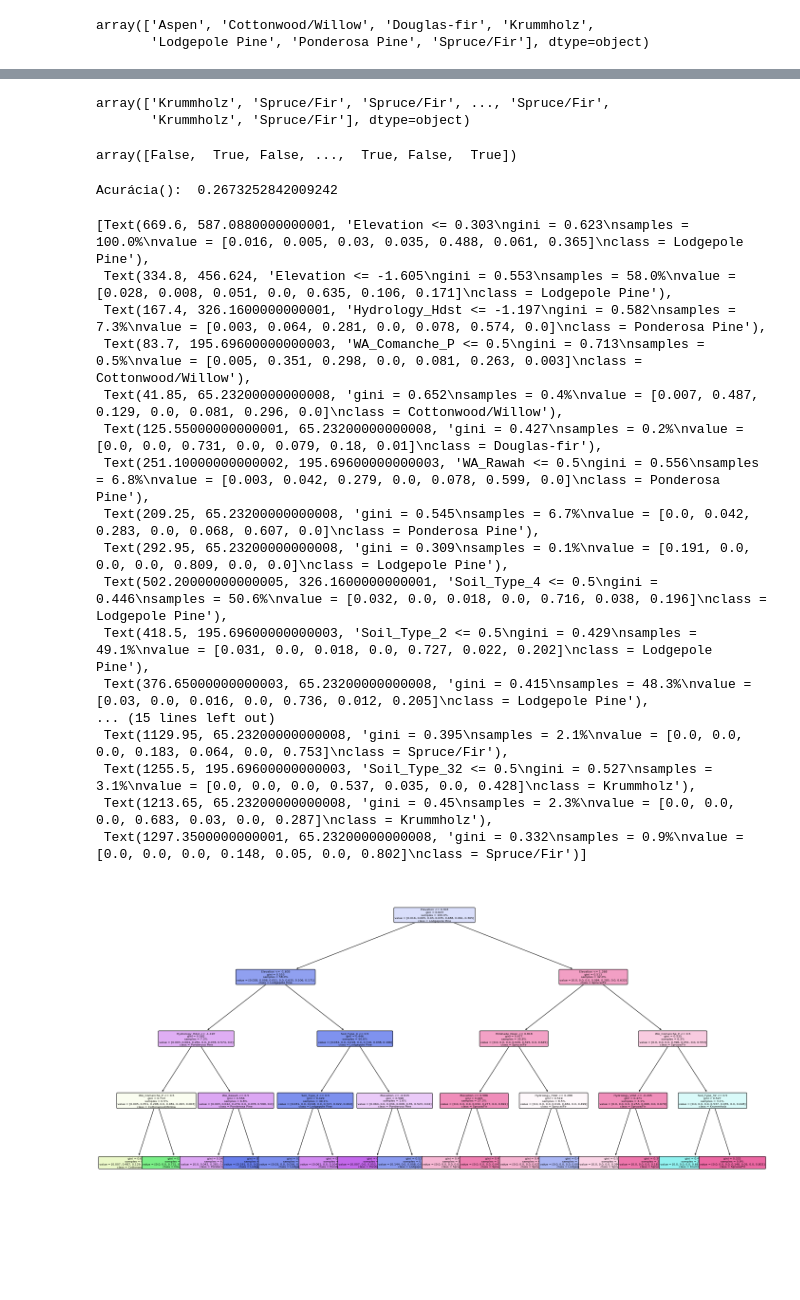
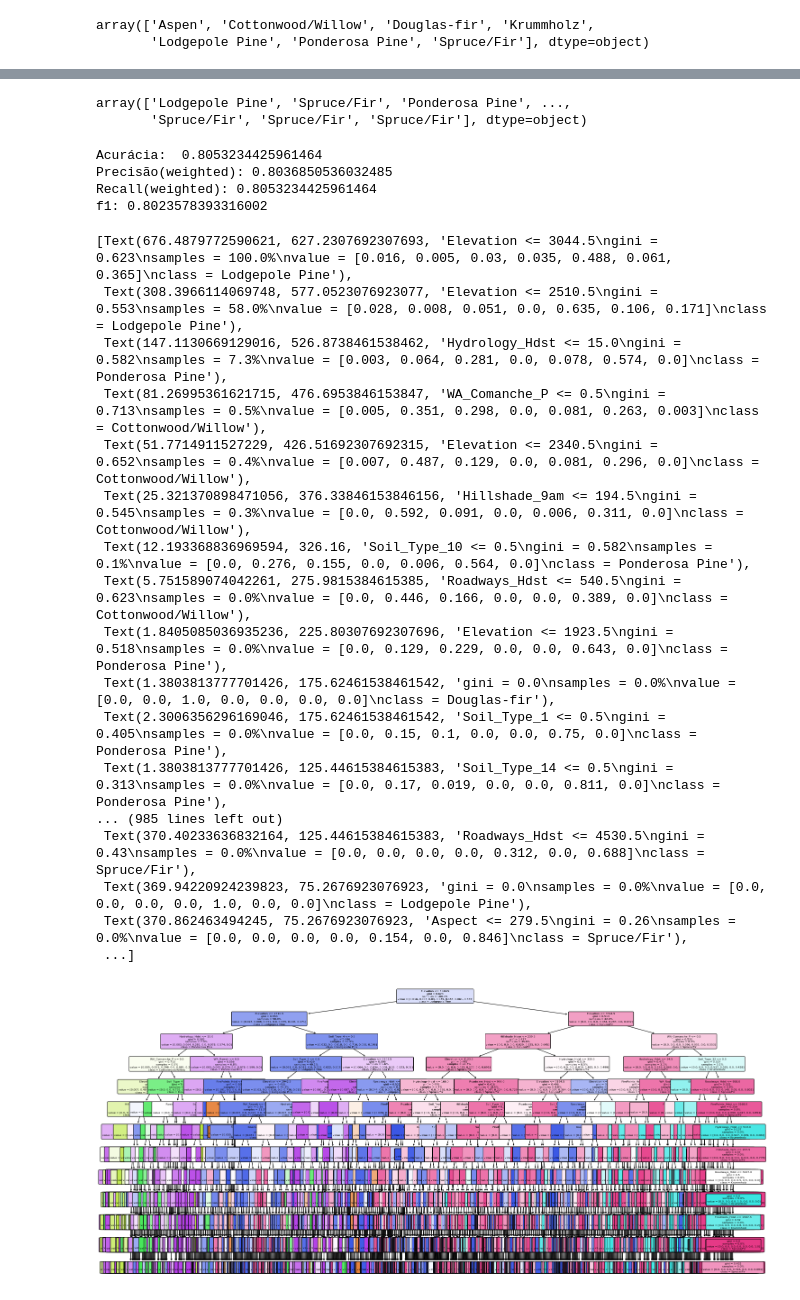
Before and after one commit to johnnyloreano/SGBDFinal, a Jupyter notebook: trabalho_classificacao.ipynb, the cells around one changed output, grey strips where cells are left out. Cells and saved outputs as stored; diff of their text form; code cells hidden in the pictures; blank space fills up the shorter version.

Commit message:
medidas de desempenho. bugs corrigidos das arvores

```diff
--- a/trabalho_classificacao.ipynb
+++ b/trabalho_classificacao.ipynb
@@ -44,7 +44,7 @@ Total de colunas: 55
 # %%
 pd.set_option('display.max_columns', None) # Mostra todas as colunas
 # df = pd.read_csv('covtype.data', names=column_names)
-df = pd.read_csv('covtype.data/covtype.data', names=column_names)
+df = pd.read_csv('covtype.data', names=column_names)
 df
 # %% [output]
 |  | Elevation | Aspect | Slope | Hydrology_Hdst | Hydrology_Vdst | Roadways_Hdst | Hillshade_9am | ... |
@@ -410,4 +434,5 @@ Acurácia:  0.7475264033183523
 # %%
-nomes_atributos = np.append( numeric_columns,
-                             wilderness_area_columns + soil_columns)
+# nomes_atributos = np.append( numeric_columns,
+#                             wilderness_area_columns + soil_columns)
+nomes_atributos = numeric_columns + wilderness_area_columns + soil_columns
 # %% [markdown]
@@ -461,7 +484,7 @@ X_train_tree = preprocessor_2.fit_transform(df_train)
 X_test_tree = preprocessor_2.transform(df_test)
 # %%
-tree_2 = DecisionTreeClassifier(max_depth=4)
-tree_2.fit(X_train, y_train)
+tree_2 = DecisionTreeClassifier(max_depth=12)
+tree_2.fit(X_train_tree, y_train)
 tree_2.classes_
 # %% [output]
 array(['Aspen', 'Cottonwood/Willow', 'Douglas-fir', 'Krummholz',
@@ -481,45 +517,46 @@ array([[0.  , 0.  , 0.  , ..., 0.03, 0.  , 0.29],
 y_predict_tree_2 = tree_2.predict(X_test_tree)
 y_predict_tree_2
 # %% [output]
-array(['Krummholz', 'Spruce/Fir', 'Spruce/Fir', ..., 'Spruce/Fir',
-       'Krummholz', 'Spruce/Fir'], dtype=object)
+array(['Lodgepole Pine', 'Spruce/Fir', 'Ponderosa Pine', ...,
+       'Spruce/Fir', 'Spruce/Fir', 'Spruce/Fir'], dtype=object)
-# %%
-hits_tree_2 = y_predict_tree_2 == y_test
-hits_tree_2
-# %% [output]
-array([False,  True, False, ...,  True, False,  True])
-# %%
-print("Acurácia(): ", accuracy_score(y_test,y_predict_tree_2))
-# %% [output]
-Acurácia():  0.2673252842009242
+# %%
+print("Acurácia: ", accuracy_score(y_test,y_predict_tree_2))
+print('Precisão(weighted):', precision_score(y_test, y_predict_tree_2, labels, average='weighted'))
+print('Recall(weighted):', recall_score(y_test, y_predict_tree_2, labels, average='weighted'))
+print('f1(weighted):', f1_score(y_test, y_predict_tree_2, labels, average='weighted'))
+# %% [output]
+Acurácia:  0.8053234425961464
+Precisão(weighted): 0.8036850536032485
+Recall(weighted): 0.8053234425961464
+f1: 0.8023578393316002
 # %%
 from sklearn import tree
 
 plt.figure(figsize=(24,12))
 
 tree.plot_tree(tree_2,
                feature_names=nomes_atributos,
-               class_names=arvore.classes_,
+               class_names=tree_2.classes_,
                rounded=True,
                filled=True,
                proportion=True,
                fontsize=6)
 # %% [output]
-[Text(669.6, 587.0880000000001, 'Elevation <= 0.303\ngini = 0.623\nsamples = 100.0%\nvalue = [0.016, 0.005, 0.03, 0.035, 0.488, 0.061, 0.365]\nclass = Lodgepole Pine'),
- Text(334.8, 456.624, 'Elevation <= -1.605\ngini = 0.553\nsamples = 58.0%\nvalue = [0.028, 0.008, 0.051, 0.0, 0.635, 0.106, 0.171]\nclass = Lodgepole Pine'),
- Text(167.4, 326.1600000000001, 'Hydrology_Hdst <= -1.197\ngini = 0.582\nsamples = 7.3%\nvalue = [0.003, 0.064, 0.281, 0.0, 0.078, 0.574, 0.0]\nclass = Ponderosa Pine'),
- Text(83.7, 195.69600000000003, 'WA_Comanche_P <= 0.5\ngini = 0.713\nsamples = 0.5%\nvalue = [0.005, 0.351, 0.298, 0.0, 0.081, 0.263, 0.003]\nclass = Cottonwood/Willow'),
- Text(41.85, 65.23200000000008, 'gini = 0.652\nsamples = 0.4%\nvalue = [0.007, 0.487, 0.129, 0.0, 0.081, 0.296, 0.0]\nclass = Cottonwood/Willow'),
- Text(125.55000000000001, 65.23200000000008, 'gini = 0.427\nsamples = 0.2%\nvalue = [0.0, 0.0, 0.731, 0.0, 0.079, 0.18, 0.01]\nclass = Douglas-fir'),
- Text(251.10000000000002, 195.69600000000003, 'WA_Rawah <= 0.5\ngini = 0.556\nsamples = 6.8%\nvalue = [0.003, 0.042, 0.279, 0.0, 0.078, 0.599, 0.0]\nclass = Ponderosa Pine'),
- Text(209.25, 65.23200000000008, 'gini = 0.545\nsamples = 6.7%\nvalue = [0.0, 0.042, 0.283, 0.0, 0.068, 0.607, 0.0]\nclass = Ponderosa Pine'),
- Text(292.95, 65.23200000000008, 'gini = 0.309\nsamples = 0.1%\nvalue = [0.191, 0.0, 0.0, 0.0, 0.809, 0.0, 0.0]\nclass = Lodgepole Pine'),
- Text(502.20000000000005, 326.1600000000001, 'Soil_Type_4 <= 0.5\ngini = 0.446\nsamples = 50.6%\nvalue = [0.032, 0.0, 0.018, 0.0, 0.716, 0.038, 0.196]\nclass = Lodgepole Pine'),
- Text(418.5, 195.69600000000003, 'Soil_Type_2 <= 0.5\ngini = 0.429\nsamples = 49.1%\nvalue = [0.031, 0.0, 0.018, 0.0, 0.727, 0.022, 0.202]\nclass = Lodgepole Pine'),
- Text(376.65000000000003, 65.23200000000008, 'gini = 0.415\nsamples = 48.3%\nvalue = [0.03, 0.0, 0.016, 0.0, 0.736, 0.012, 0.205]\nclass = Lodgepole Pine'),
-... (15 lines left out)
- Text(1129.95, 65.23200000000008, 'gini = 0.395\nsamples = 2.1%\nvalue = [0.0, 0.0, 0.0, 0.183, 0.064, 0.0, 0.753]\nclass = Spruce/Fir'),
- Text(1255.5, 195.69600000000003, 'Soil_Type_32 <= 0.5\ngini = 0.527\nsamples = 3.1%\nvalue = [0.0, 0.0, 0.0, 0.537, 0.035, 0.0, 0.428]\nclass = Krummholz'),
- Text(1213.65, 65.23200000000008, 'gini = 0.45\nsamples = 2.3%\nvalue = [0.0, 0.0, 0.0, 0.683, 0.03, 0.0, 0.287]\nclass = Krummholz'),
- Text(1297.3500000000001, 65.23200000000008, 'gini = 0.332\nsamples = 0.9%\nvalue = [0.0, 0.0, 0.0, 0.148, 0.05, 0.0, 0.802]\nclass = Spruce/Fir')]
+[Text(676.4879772590621, 627.2307692307693, 'Elevation <= 3044.5\ngini = 0.623\nsamples = 100.0%\nvalue = [0.016, 0.005, 0.03, 0.035, 0.488, 0.061, 0.365]\nclass = Lodgepole Pine'),
+ Text(308.3966114069748, 577.0523076923077, 'Elevation <= 2510.5\ngini = 0.553\nsamples = 58.0%\nvalue = [0.028, 0.008, 0.051, 0.0, 0.635, 0.106, 0.171]\nclass = Lodgepole Pine'),
+ Text(147.1130669129016, 526.8738461538462, 'Hydrology_Hdst <= 15.0\ngini = 0.582\nsamples = 7.3%\nvalue = [0.003, 0.064, 0.281, 0.0, 0.078, 0.574, 0.0]\nclass = Ponderosa Pine'),
+ Text(81.26995361621715, 476.6953846153847, 'WA_Comanche_P <= 0.5\ngini = 0.713\nsamples = 0.5%\nvalue = [0.005, 0.351, 0.298, 0.0, 0.081, 0.263, 0.003]\nclass = Cottonwood/Willow'),
+ Text(51.7714911527229, 426.51692307692315, 'Elevation <= 2340.5\ngini = 0.652\nsamples = 0.4%\nvalue = [0.007, 0.487, 0.129, 0.0, 0.081, 0.296, 0.0]\nclass = Cottonwood/Willow'),
+ Text(25.321370898471056, 376.33846153846156, 'Hillshade_9am <= 194.5\ngini = 0.545\nsamples = 0.3%\nvalue = [0.0, 0.592, 0.091, 0.0, 0.006, 0.311, 0.0]\nclass = Cottonwood/Willow'),
+ Text(12.193368836969594, 326.16, 'Soil_Type_10 <= 0.5\ngini = 0.582\nsamples = 0.1%\nvalue = [0.0, 0.276, 0.155, 0.0, 0.006, 0.564, 0.0]\nclass = Ponderosa Pine'),
+ Text(5.751589074042261, 275.9815384615385, 'Roadways_Hdst <= 540.5\ngini = 0.623\nsamples = 0.0%\nvalue = [0.0, 0.446, 0.166, 0.0, 0.0, 0.389, 0.0]\nclass = Cottonwood/Willow'),
+ Text(1.8405085036935236, 225.80307692307696, 'Elevation <= 1923.5\ngini = 0.518\nsamples = 0.0%\nvalue = [0.0, 0.129, 0.229, 0.0, 0.0, 0.643, 0.0]\nclass = Ponderosa Pine'),
+ Text(1.3803813777701426, 175.62461538461542, 'gini = 0.0\nsamples = 0.0%\nvalue = [0.0, 0.0, 1.0, 0.0, 0.0, 0.0, 0.0]\nclass = Douglas-fir'),
+ Text(2.3006356296169046, 175.62461538461542, 'Soil_Type_1 <= 0.5\ngini = 0.405\nsamples = 0.0%\nvalue = [0.0, 0.15, 0.1, 0.0, 0.0, 0.75, 0.0]\nclass = Ponderosa Pine'),
+ Text(1.3803813777701426, 125.44615384615383, 'Soil_Type_14 <= 0.5\ngini = 0.313\nsamples = 0.0%\nvalue = [0.0, 0.17, 0.019, 0.0, 0.0, 0.811, 0.0]\nclass = Ponderosa Pine'),
+... (985 lines left out)
+ Text(370.40233636832164, 125.44615384615383, 'Roadways_Hdst <= 4530.5\ngini = 0.43\nsamples = 0.0%\nvalue = [0.0, 0.0, 0.0, 0.0, 0.312, 0.0, 0.688]\nclass = Spruce/Fir'),
+ Text(369.94220924239823, 75.2676923076923, 'gini = 0.0\nsamples = 0.0%\nvalue = [0.0, 0.0, 0.0, 0.0, 1.0, 0.0, 0.0]\nclass = Lodgepole Pine'),
+ Text(370.862463494245, 75.2676923076923, 'Aspect <= 279.5\ngini = 0.26\nsamples = 0.0%\nvalue = [0.0, 0.0, 0.0, 0.0, 0.154, 0.0, 0.846]\nclass = Spruce/Fir'),
+ ...]
-[figure, old version]
+[figure, new version]
```
Also changed, not shown: parts of 25 cells of this notebook, 1 other file.
